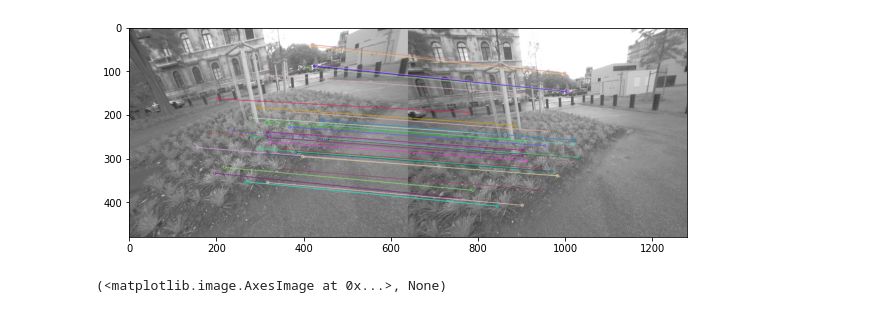
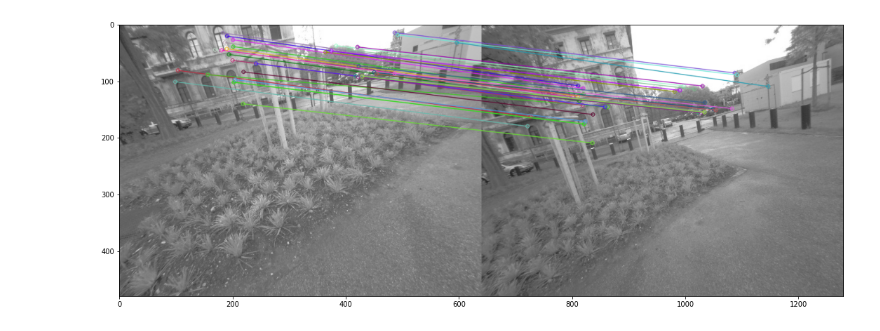
Before and after one commit to fpsawicki/02504-Computer-Vision, a Jupyter notebook: slam/slam_notebook.ipynb, the cells around one changed output. Cells and saved outputs as stored; diff of their text form; code cells hidden in the pictures.

```diff
--- a/slam/slam_notebook.ipynb
+++ b/slam/slam_notebook.ipynb
@@ -5,7 +5,7 @@ import cv2
 import matplotlib.pyplot as plt
 import numpy as np
 # %%
-folder = pathlib.Path('./../dataset/seq50rect3')
+folder = pathlib.Path('./../dataset/seq50rect2')
 images = list(folder.iterdir())
 images = [cv2.imread(str(img), cv2.IMREAD_GRAYSCALE) for img in images]
 # %%
@@ -16,6 +16,8 @@ camera_matrix = np.array(
     [0, config.CAMERA_CALIBRATION[1], config.CAMERA_CALIBRATION[3]],
     [0, 0, 1]]
 )
+# %%
+good_ratio = 0.6
 # %%
 img1 = images[0] # queryImage
 img2 = images[1] # trainImage
@@ -32,20 +34,20 @@ matches = bf.knnMatch(des1, des2, k=2)
 good = []
 
 for m, n in matches:
-    if m.distance < 0.25*n.distance:
+    if m.distance < good_ratio * n.distance:
         good.append([m])
 
 # cv.drawMatchesKnn expects list of lists as matches.
 img3 = cv2.drawMatchesKnn(
     img1, kp1, img2, kp2, good, None, flags=cv2.DrawMatchesFlags_NOT_DRAW_SINGLE_POINTS
 )
-# %%
-plt.rcParams['figure.figsize'] = [10, 5]
-plt.dpi = 1200
-plt.imshow(img3), plt.show()
-# %% [output]
-[figure, removed]
-(<matplotlib.image.AxesImage at 0x...>, None)
+# %%
+fig, ax = plt.subplots(1, 1)
+ax.imshow(img3)
+fig.set_size_inches(18.5, 10.5, forward=True)
+plt.show()
+# %% [output]
+[figure, added]
 # %%
 pts_im1 = [kp1[m[0].queryIdx].pt for m in good]
 pts_im1 = np.array(pts_im1, dtype=np.float32).T
```
Also changed, not shown: parts of 16 cells of this notebook.
